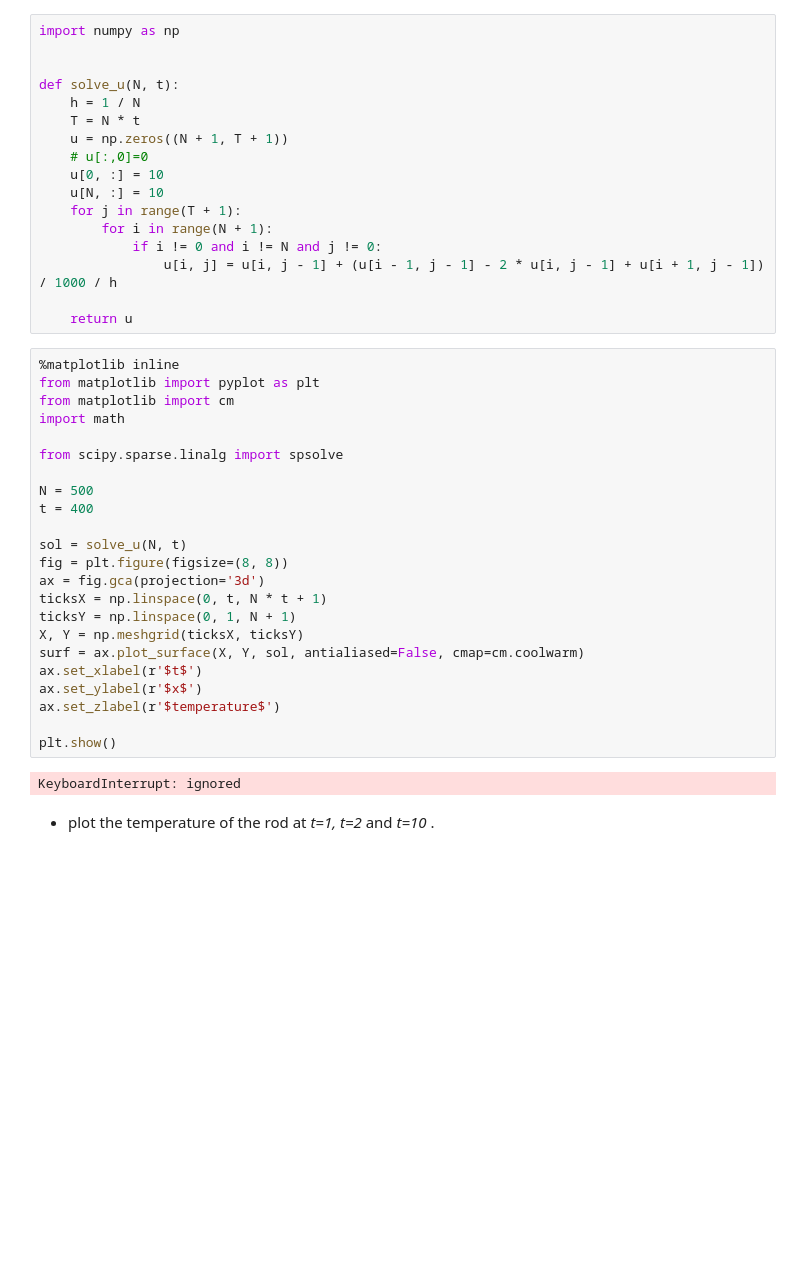
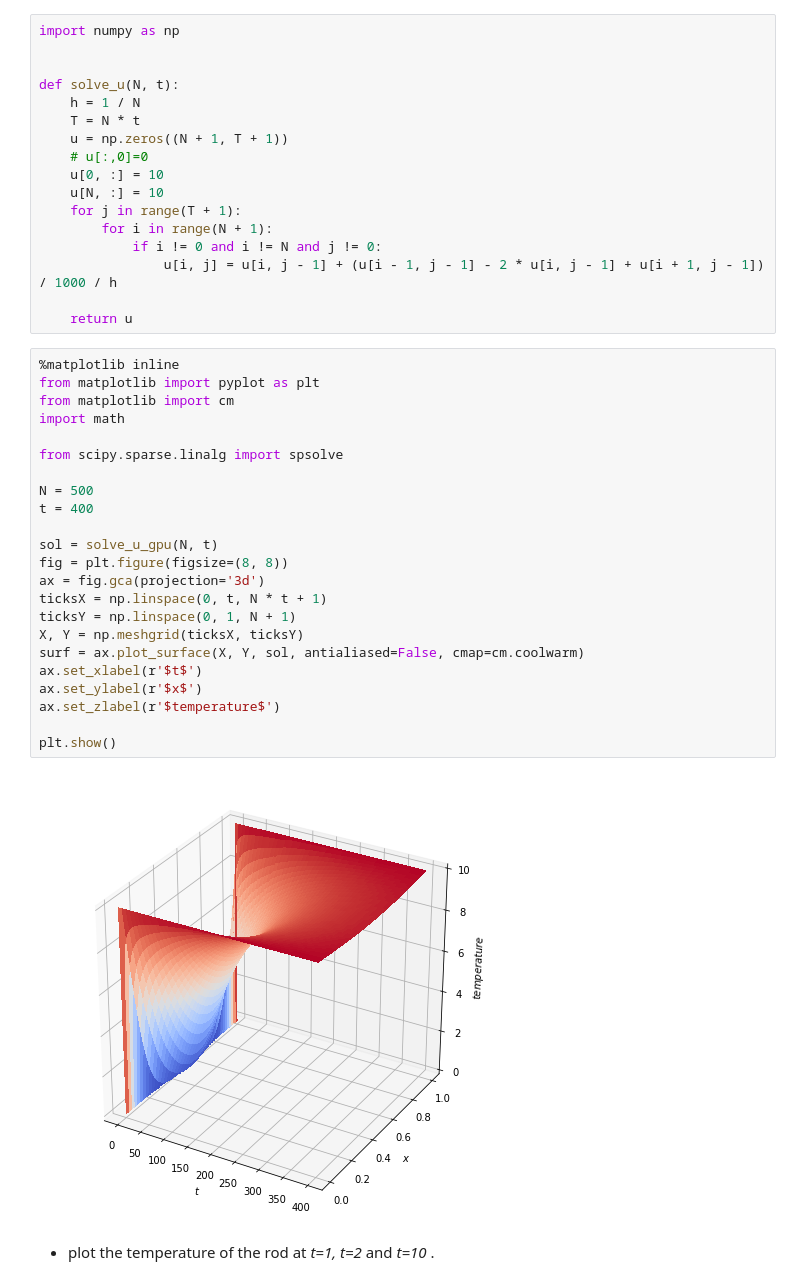
Before and after one commit to YRYoung/HPC, a Jupyter notebook: Assigenment/Asm2_p2.ipynb, the cells around one changed output. Drawn from its saved outputs; the diff is of its cells as text; blank space fills up the shorter version.

```diff
--- a/Assigenment/Asm2_p2.ipynb
+++ b/Assigenment/Asm2_p2.ipynb
@@ -18,28 +18,28 @@ def solve_u(N, t):
 # %%
 %matplotlib inline
 from matplotlib import pyplot as plt
 from matplotlib import cm
 import math
 
 from scipy.sparse.linalg import spsolve
 
 N = 500
 t = 400
 
-sol = solve_u(N, t)
+sol = solve_u_gpu(N, t)
 fig = plt.figure(figsize=(8, 8))
 ax = fig.gca(projection='3d')
 ticksX = np.linspace(0, t, N * t + 1)
 ticksY = np.linspace(0, 1, N + 1)
 X, Y = np.meshgrid(ticksX, ticksY)
 surf = ax.plot_surface(X, Y, sol, antialiased=False, cmap=cm.coolwarm)
 ax.set_xlabel(r'$t$')
 ax.set_ylabel(r'$x$')
 ax.set_zlabel(r'$temperature$')
 
 plt.show()
 # %% [output]
-KeyboardInterrupt: ignored
+[figure, added]
 # %% [markdown]
 * plot the temperature of the rod at *t=1, t=2* and *t=10* .
 # %%
```
Also changed, not shown: parts of 2 cells of this notebook.
